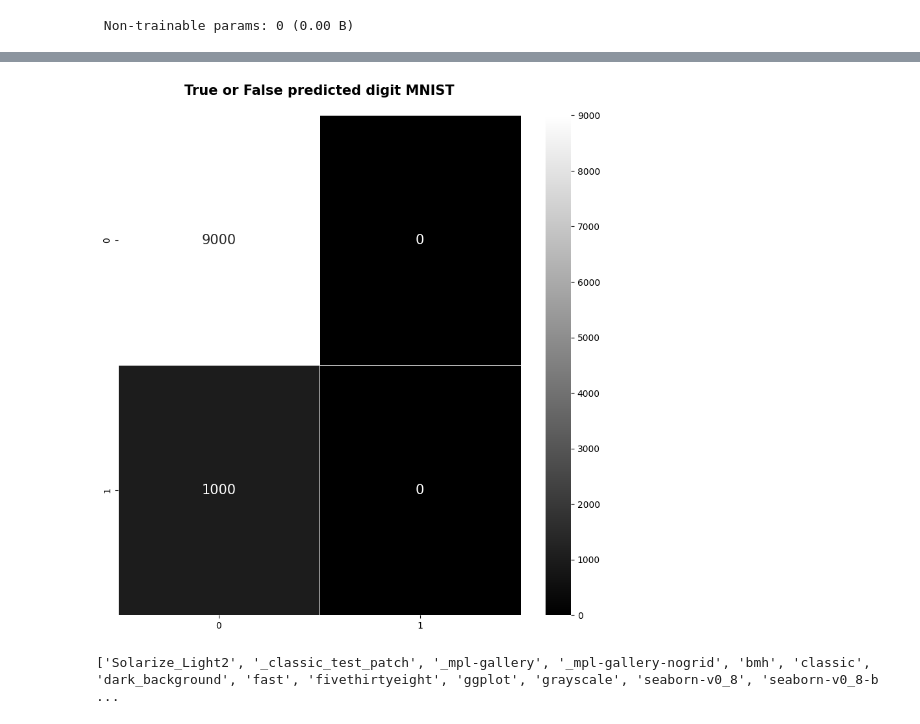
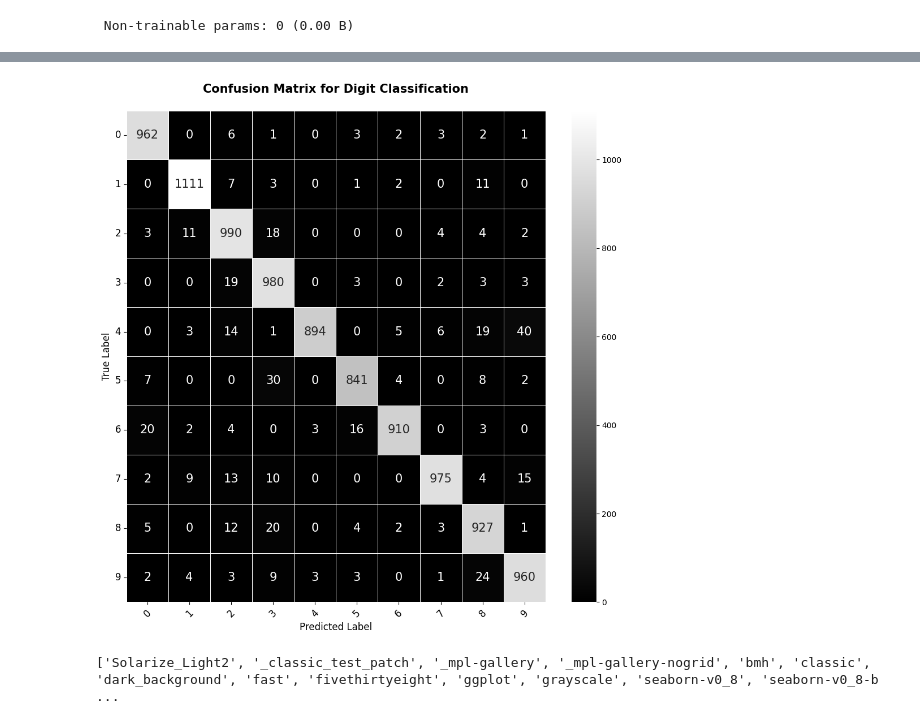
Before and after one commit to JeyPrabakaran/Deep_Learning, a Jupyter notebook: ANN_Digit.ipynb, the cells around one changed output, grey strips where cells are left out. Cells and saved outputs as stored; diff of their text form; code cells hidden in the pictures.

```diff
--- a/ANN_Digit.ipynb
+++ b/ANN_Digit.ipynb
@@ -268,8 +296,0 @@ Epoch 10/10
-# %%
-# Assuming y_train_digit and y_test_digit are the class labels (0-9)
-y_train_digit = to_categorical(y_train_digit, num_classes=10)
-y_test_digit = to_categorical(y_test_digit, num_classes=10)
-
-# Verify the shape after encoding
-print(y_train_digit.shape)  # Should be (num_samples, 10)
-print(y_test_digit.shape)   # Should be (num_samples, 10)
@@ -385,16 +423,34 @@ array([0, 0, 0, ..., 0, 0, 1])
-# %%
-#Confusion matrix for Digit MNIST
-con_mat=confusion_matrix(y_test_digit_eval,y_predicts)
-#plt.style.use('seaborn-deep')
-#plt.style.use('Solarize_Light2')  # Or any other available style
-#plt.style.use('seaborn-v0_8-deep')
-plt.style.use('default')
-plt.figure(figsize=(10,10))
-sns.heatmap(con_mat,annot=True,annot_kws={'size': 15},linewidths=0.5,fmt="d",cmap="gray")
-plt.title('True or False predicted digit MNIST\n',fontweight='bold',fontsize=15)
-plt.show()
-# %% [output]
-[figure, removed]
+# %%
+import seaborn as sns
+import matplotlib.pyplot as plt
+from sklearn.metrics import confusion_matrix
+
+# Confusion matrix
+con_mat = confusion_matrix(y_test_digit_eval, y_predicts)
+
+# Set style (optional)
+plt.style.use('default')
+
+# Create the heatmap with improved visual aesthetics
+plt.figure(figsize=(10,10))
+sns.heatmap(con_mat, annot=True, annot_kws={'size': 15}, linewidths=0.5, fmt="d", cmap="gray", cbar=True)
+
+# Improve readability of labels
+plt.xticks(fontsize=12, rotation=45)  # Rotate x-axis labels
+plt.yticks(fontsize=12, rotation=0)   # Rotate y-axis labels
+
+# Add title and axis labels
+plt.title('Confusion Matrix for Digit Classification\n', fontweight='bold', fontsize=15)
+plt.xlabel('Predicted Label', fontsize=12)
+plt.ylabel('True Label', fontsize=12)
+
+# Ensure that labels fit well
+plt.tight_layout()
+
+# Show the plot
+plt.show()
+# %% [output]
+[figure, added]
 # %%
 import matplotlib.pyplot as plt
 print(plt.style.available)
```
Also changed, not shown: parts of 39 cells of this notebook.
